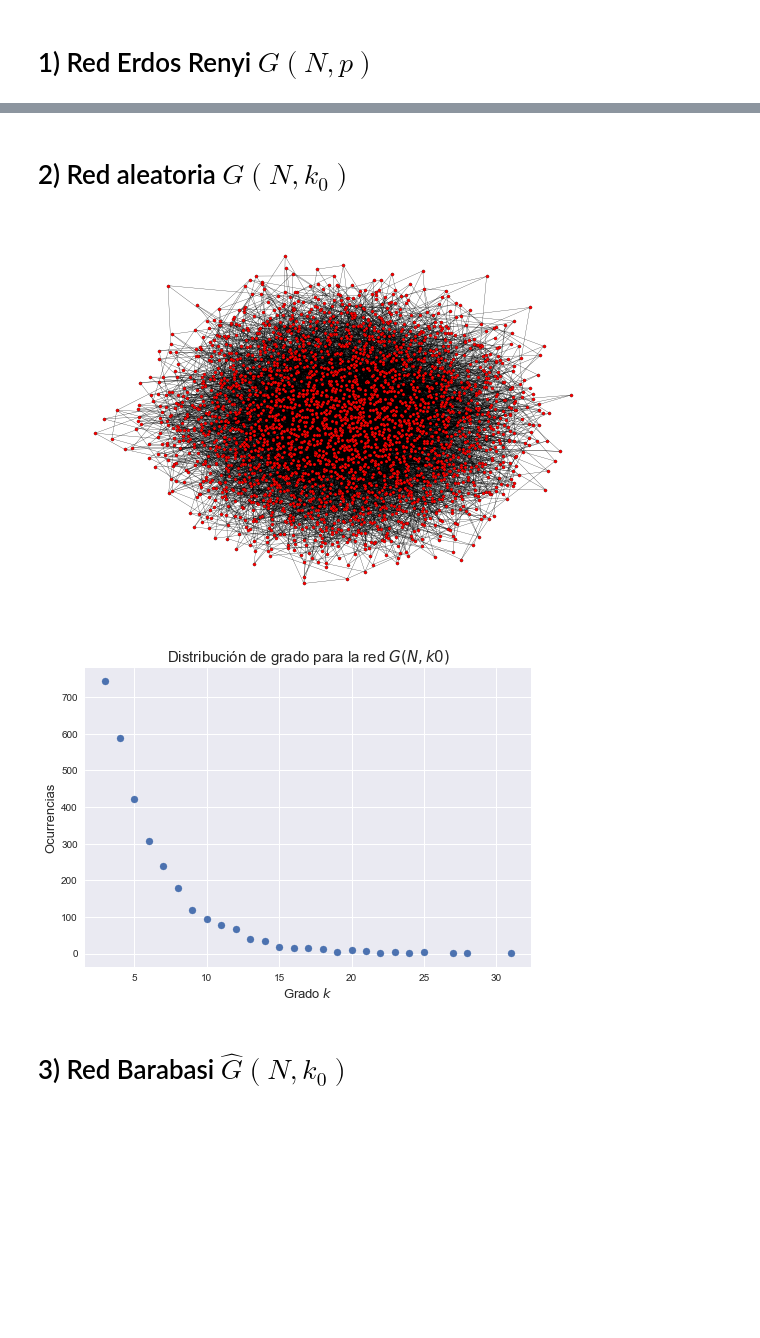
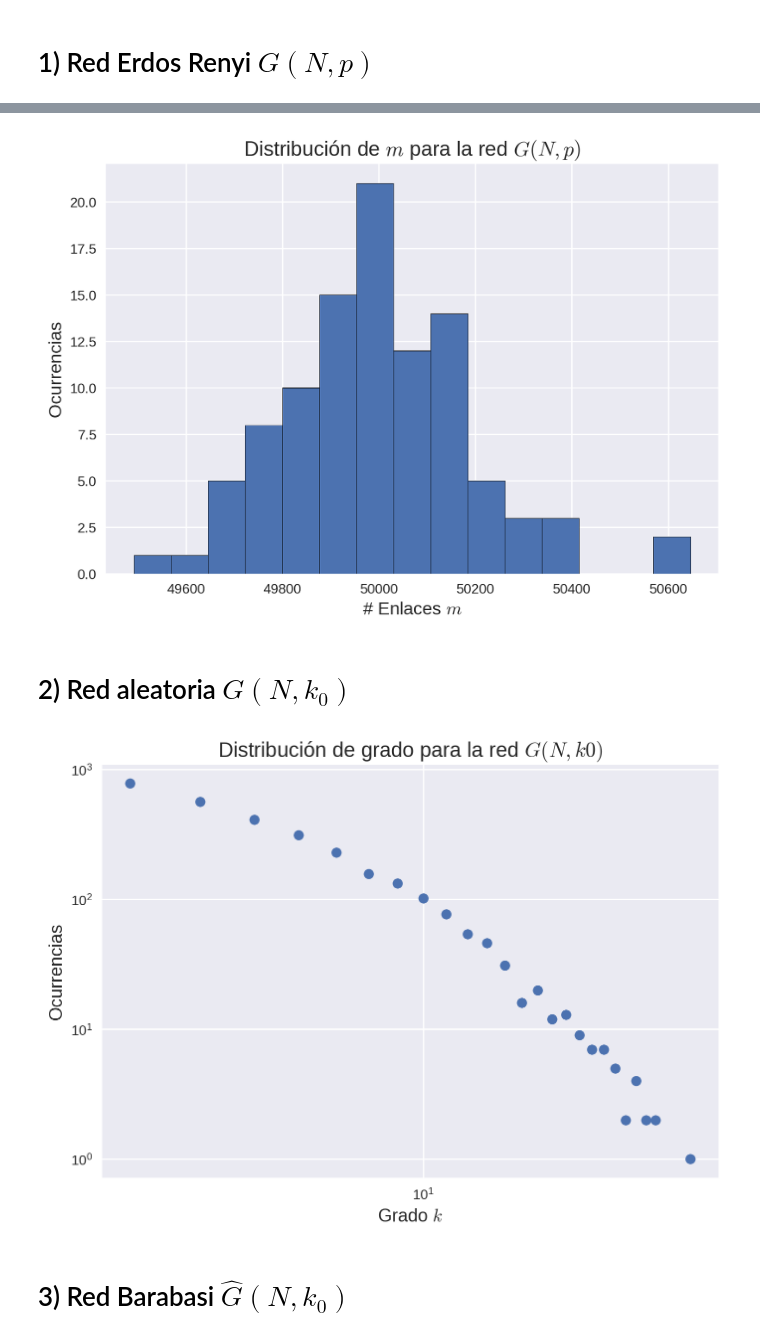
Before and after one commit to facundojgarcia02/CoNet, a Jupyter notebook: TP4/TP4.ipynb, the cells around one changed output, grey strips where cells are left out. Cells and saved outputs as stored; diff of their text form; code cells hidden in the pictures; blank space fills up the shorter version.

```diff
--- a/TP4/TP4.ipynb
+++ b/TP4/TP4.ipynb
@@ -3,6 +3,14 @@ import numpy as np
 import matplotlib.pyplot as plt
 import networkx as nx
 from collections import Counter
+from matplotlib import rcParams
+%matplotlib inline
+%config InlineBackend.figure_format = 'retina'
+rcParams['font.family'] = 'serif'
+rcParams['mathtext.fontset'] = 'cm'
+rcParams['figure.dpi'] = 100
+rcParams['legend.fontsize'] = 10
+rcParams['axes.labelsize'] = 'large'
 
 CUSTOM_FORMAT = {"with_labels" : False,
                 "node_size": 10, "node_color": "red", "edgecolors": "black",
@@ -42,3 +57,11 @@ plt.show()
+# %%
+plt.hist(m_vals, bins=15, ec='k')
+plt.xlabel("# Enlaces $m$", fontsize=13)
+plt.ylabel("Ocurrencias", fontsize=13)
+plt.title("Distribución de $m$ para la red $G(N, p)$", fontsize=15)
+plt.show()
+# %% [output]
+[figure, added]
 # %% [markdown]
 # 2) Red aleatoria $G(N, k_0)$
 # %%
@@ -56,43 +79,44 @@ def random_k0_graph(n: int, k0: int) -> nx.Graph:
     if n < k0 + 1:
         raise ValueError("n should be greather than k0 + 1.")
 
-    nodes = list(range(k0+1))
+    nodes = list(range(k0+1))  # ids
 
     # Creación incremental de enlaces
     edges = []
     for n1 in nodes:
         # range desde n1+1 porque a medida que n1 aumenta,
         # nos aseguramos n1 enlaces en los otros ya.
         edges += [(n1, n2) for n2 in range(n1 + 1, max(nodes) + 1)]
 
     G = nx.Graph(edges)
-
     # Agregamos nodos hasta la etiqueta n-1.
     for node in range(k0 + 1, n):
         # Elegimos aleatoriamente k0 nodos a los que nos vamos a enlazar.
         targets = sample(nodes, k0)
         # Agregamos a la lista de nodos el nuevo.
         nodes.append(node)
         # Y a la red el nodo y los k0 enlaces.
         G.add_node(node)
         G.add_edges_from([(node, t) for t in targets])
 
     return G
 
 G = random_k0_graph(3000, 3)
-nx.draw(G, **CUSTOM_FORMAT)
-plt.show()
 
-#Plot de la distribución de grados de este tipo de red.
+# nx.draw(G, **CUSTOM_FORMAT)
+# plt.show()
+
+# Plot de la distribución de grados de este tipo de red.
 degrees = dict(G.degree())
 degrees_dist = Counter(degrees.values())
 plt.scatter(degrees_dist.keys(), degrees_dist.values())
+plt.xscale('log')
+plt.yscale('log')
 plt.xlabel("Grado $k$", fontsize=13)
 plt.ylabel("Ocurrencias", fontsize=13)
 plt.title("Distribución de grado para la red $G(N, k0)$", fontsize=15)
 plt.show()
 # %% [output]
-[figure, old version]
+[figure, new version]
-[figure, removed]
 # %% [markdown]
 # 3) Red Barabasi $\hat{G}(N, k_0)$
```
Also changed, not shown: parts of 3 cells of this notebook.
